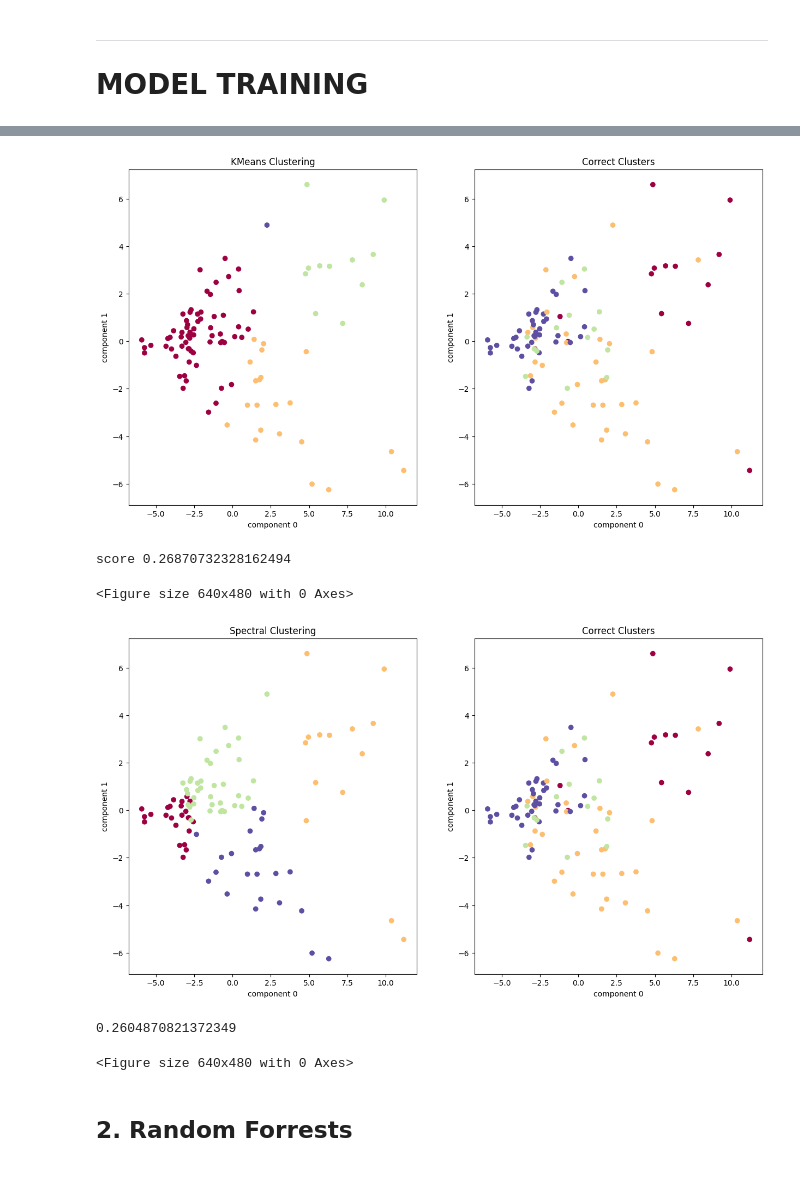
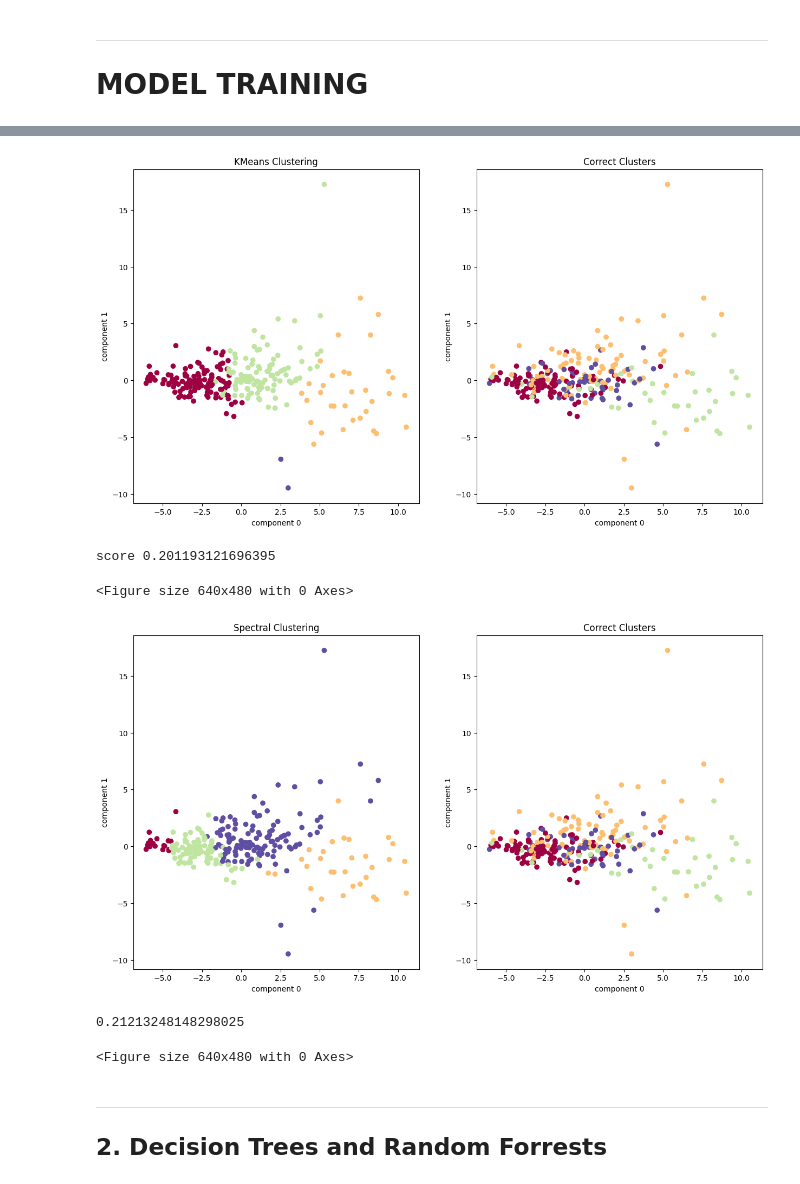
Before and after one commit to kac20/MachineLearning, a Jupyter notebook: Spotify Data set Analysis/spotify.ipynb, the cells around one changed output, grey strips where cells are left out. Drawn from its saved outputs; the diff is of its cells as text; code cells hidden in the pictures.

```diff
--- a/Spotify Data set Analysis/spotify.ipynb
+++ b/Spotify Data set Analysis/spotify.ipynb
@@ -301,17 +295,6 @@ model = PCA(n_components = 2)
 X_embedded = model.fit_transform(X)
 viz_2Dembedding(X_embedded, "PCA")
 viz_feature_weights(words_to_viz, model.components_, "PCA")
-
-# # NMF Embedding
-# model = NMF(n_components = 2)
-# X_embedded = model.fit_transform(X)
-# viz_2Dembedding(X_embedded, "NMF")
-# viz_feature_weights(words_to_viz, model.components_, "NMF")
-
-#tSNE Embedding
-model = TSNE(n_components = 2)
-X_embedded = model.fit_transform(X)
-viz_2Dembedding(X_embedded, "tSNE")
 # %% [output]
 [figure]
 <Figure size 640x480 with 0 Axes>
@@ -323,6 +306,7 @@ viz_2Dembedding(X_embedded, "tSNE")
 # MODEL TRAINING
 # %%
 # class summarizing the processing determined in the previous sections
+from sklearn.preprocessing import StandardScaler
 class Processor():
     def __init__(self):
         #the artists considered in this dataset
@@ -333,10 +317,12 @@ class Processor():
 
         # the scalar for the dataframe
         self.scalar = StandardScaler()
+        self.scale_data = True
 
 
-    def fit_process(self, data, artists, num_features = 100):
+    def fit_process(self, data, artists, num_features = 100, scale_data = True):
         self.artists = artists
+        self.scale_data = scale_data
 
         data = data.loc[:, ['artist', 'song',"text"]]
 
@@ -360,7 +346,8 @@ class Processor():
         X, y = data_artists.drop(['song', 'artist', 'text'], axis = 1), data_artists['artist']
 
         # Scale the data (and fit the scalar)
-        X = pd.DataFrame(self.scalar.fit_transform(X), columns = X.columns)
+        if scale_data:
+            X = pd.DataFrame(self.scalar.fit_transform(X), columns = X.columns)
 
         return X, y
 
@@ -382,8 +369,8 @@ class Processor():
         X, y = data_artists.drop(['song', 'artist', 'text'], axis = 1), data_artists['artist']
 
         # Scale the data (and fit the scalar)
-        X = pd.DataFrame(self.scalar.fit_transform(X), columns = X.columns)
-
+        if self.scale_data:
+            X = pd.DataFrame(self.scalar.fit_transform(X), columns = X.columns)
         return X, y
 
     def subset_data(self, data_full, artists):
@@ -466,31 +454,32 @@ def pca_vizualization(X, y, labels, title):
 # %%
 # 1. Clustering Model
 from sklearn.cluster import KMeans,SpectralClustering
 from sklearn.metrics.cluster import adjusted_rand_score
 
 num_clusters = len(artists)
 # First perform PCA
-X_embedded =  PCA(n_components = 5).fit_transform(X)
+X_embedded =  PCA(n_components = 10).fit_transform(X_train)
 
 #k-means clustering
 kmeans = KMeans(n_clusters = num_clusters).fit(X_embedded)
-pca_vizualization(X_embedded, y, kmeans.labels_, "KMeans Clustering")
-print("score", adjusted_rand_score(y, kmeans.labels_)) #Evaluate the model
+pca_vizualization(X_embedded, y_train, kmeans.labels_, "KMeans Clustering")
+print("score", adjusted_rand_score(y_train, kmeans.labels_)) #Evaluate the model
 
 #spectral clustering
 spectral = SpectralClustering(n_clusters = num_clusters, assign_labels='discretize',  affinity="nearest_neighbors")
 spectral_labels = spectral.fit_predict(X_embedded)
-pca_vizualization(X_embedded, y, spectral_labels, "Spectral Clustering")
-print(adjusted_rand_score(y, spectral_labels))
+pca_vizualization(X_embedded, y_train, spectral_labels, "Spectral Clustering")
+print(adjusted_rand_score(y_train, spectral_labels))
 # %% [output]
-[figure, old version]
+[figure, new version]
-score 0.26870732328162494
+score 0.201193121696395
 <Figure size 640x480 with 0 Axes>
-[figure, old version]
+[figure, new version]
-0.2604870821372349
+0.21213248148298025
 <Figure size 640x480 with 0 Axes>
 # %% [markdown]
-## 2. Random Forrests
+---
+## 2. Decision Trees and Random Forrests
 # %%
 # Helper functions
 from sklearn.model_selection import validation_curve
```
Also changed, not shown: parts of 18 cells of this notebook.
